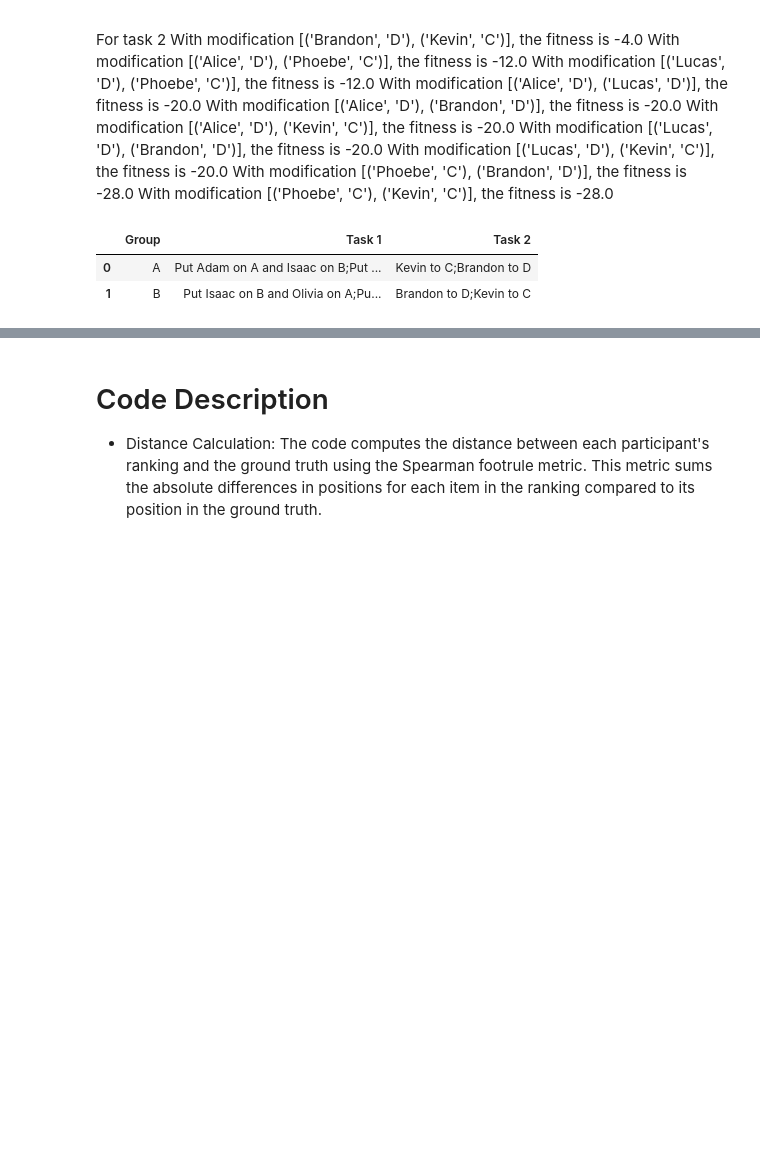
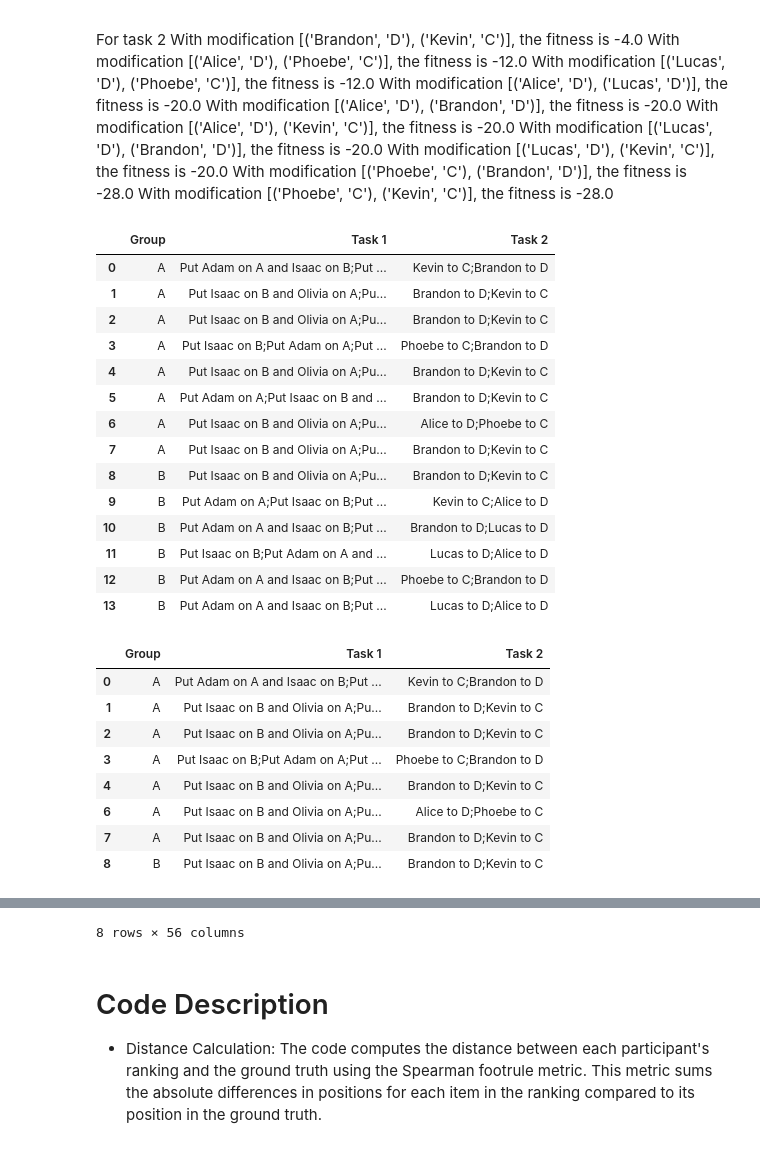
Before and after one commit to Giancarlo-Catalano/PS-descriptors, a Jupyter notebook: UserStudy/parse_answers.ipynb, the cells around one changed output, grey strips where cells are left out. Drawn from its saved outputs; the diff is of its cells as text; code cells hidden in the pictures; blank space fills up the shorter version.

```diff
--- a/UserStudy/parse_answers.ipynb
+++ b/UserStudy/parse_answers.ipynb
@@ -55,17 +68,52 @@ def get_score_for_task_2(task_2_answer: str):
 # %%
 import pandas as pd
 
-def get_task_data():
-    data_path = r"C:\Users\gac8\PycharmProjects\PS-descriptors-LCS\UserStudy\data\answers.csv"
 
-    raw_df = pd.read_csv(data_path)
+data_path = r"C:\Users\gac8\PycharmProjects\PS-descriptors-LCS\UserStudy\data\answers_04_02.tsv"
 
-    df = raw_df[["Which form?", "Task 1 arrangement", "Task 2 tickboxes"]]
+def get_task_data(exclude_bad_users: bool):
+    df = pd.read_csv(data_path, sep="\t")
+    if exclude_bad_users:
+        df = df[df["Good user?"] == True]
+    df = df[["Which form?", "Task 1 arrangement", "Task 2 tickboxes"]]
+
     return df.rename(columns={"Which form?":"Group", "Task 1 arrangement":"Task 1", "Task 2 tickboxes": "Task 2"})
 
 
-display(get_task_data())
+display(get_task_data(exclude_bad_users=False))
+display(get_task_data(exclude_bad_users=True))
+
+
+def get_all_data(exclude_bad_users: bool):
+    df = pd.read_csv(data_path, sep="\t")
+    if exclude_bad_users:
+        df = df[df["Good user?"] == True]
+    return df
+
+
+display(get_all_data(exclude_bad_users=True))
 # %% [output]
 |  | Group | Task 1 | Task 2 |
 | 0 | A | Put Adam on A and Isaac on B;Put ... | Kevin to C;Brandon to D |
-| 1 | B | Put Isaac on B and Olivia on A;Pu... | Brandon to D;Kevin to C |
+| 1 | A | Put Isaac on B and Olivia on A;Pu... | Brandon to D;Kevin to C |
+| 2 | A | Put Isaac on B and Olivia on A;Pu... | Brandon to D;Kevin to C |
+| 3 | A | Put Isaac on B;Put Adam on A;Put ... | Phoebe to C;Brandon to D |
+| 4 | A | Put Isaac on B and Olivia on A;Pu... | Brandon to D;Kevin to C |
+| 5 | A | Put Adam on A;Put Isaac on B and ... | Brandon to D;Kevin to C |
+| 6 | A | Put Isaac on B and Olivia on A;Pu... | Alice to D;Phoebe to C |
+| 7 | A | Put Isaac on B and Olivia on A;Pu... | Brandon to D;Kevin to C |
+| 8 | B | Put Isaac on B and Olivia on A;Pu... | Brandon to D;Kevin to C |
+| 9 | B | Put Adam on A;Put Isaac on B;Put ... | Kevin to C;Alice to D |
+| 10 | B | Put Adam on A and Isaac on B;Put ... | Brandon to D;Lucas to D |
+| 11 | B | Put Isaac on B;Put Adam on A and ... | Lucas to D;Alice to D |
+| 12 | B | Put Adam on A and Isaac on B;Put ... | Phoebe to C;Brandon to D |
+| 13 | B | Put Adam on A and Isaac on B;Put ... | Lucas to D;Alice to D |
+|  | Group | Task 1 | Task 2 |
+| 0 | A | Put Adam on A and Isaac on B;Put ... | Kevin to C;Brandon to D |
+| 1 | A | Put Isaac on B and Olivia on A;Pu... | Brandon to D;Kevin to C |
+| 2 | A | Put Isaac on B and Olivia on A;Pu... | Brandon to D;Kevin to C |
+| 3 | A | Put Isaac on B;Put Adam on A;Put ... | Phoebe to C;Brandon to D |
+| 4 | A | Put Isaac on B and Olivia on A;Pu... | Brandon to D;Kevin to C |
+| 6 | A | Put Isaac on B and Olivia on A;Pu... | Alice to D;Phoebe to C |
+| 7 | A | Put Isaac on B and Olivia on A;Pu... | Brandon to D;Kevin to C |
+| 8 | B | Put Isaac on B and Olivia on A;Pu... | Brandon to D;Kevin to C |
@@ -72,3 +129,4 @@ display(get_task_data())
+8 rows × 56 columns
 # %% [markdown]
 # Code Description
 * Distance Calculation:
```
Also changed, not shown: parts of 5 cells of this notebook, 11 other files.
